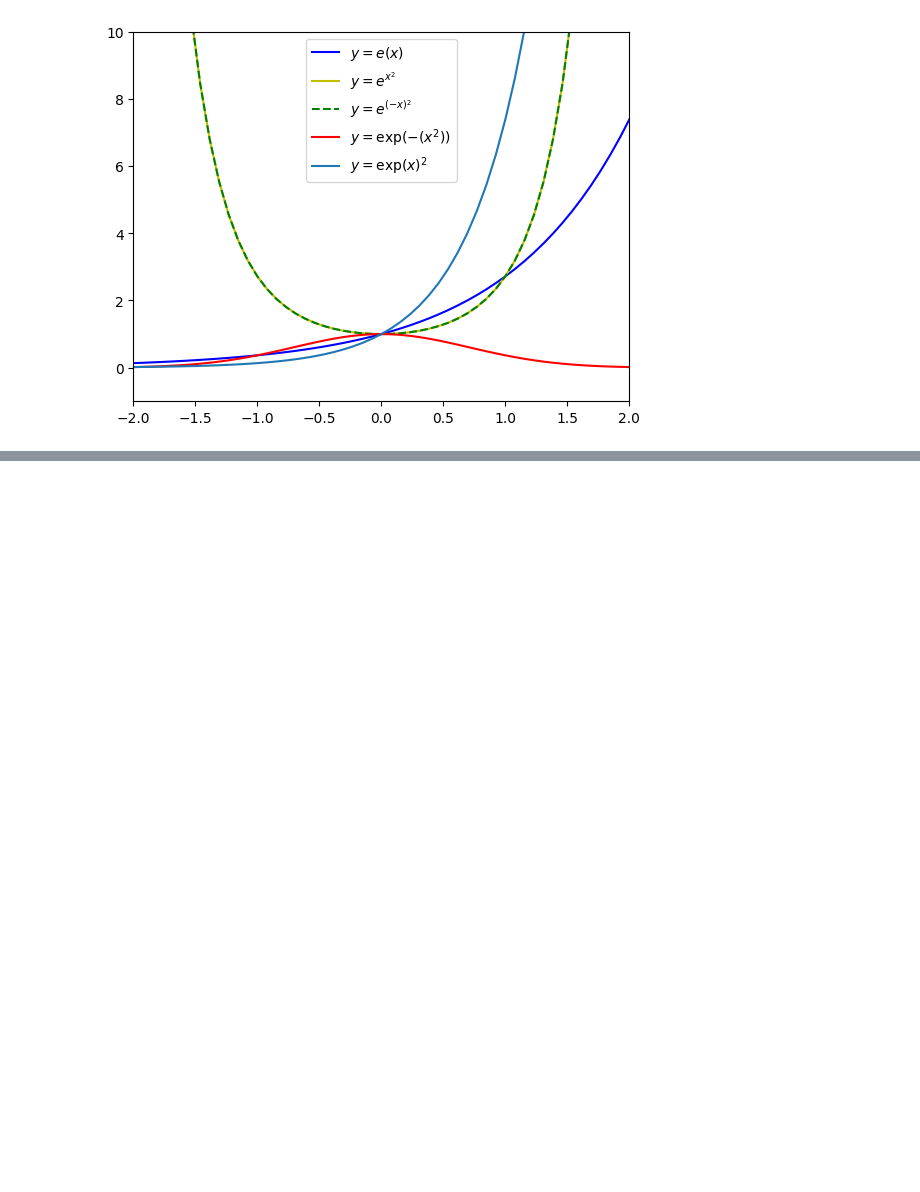
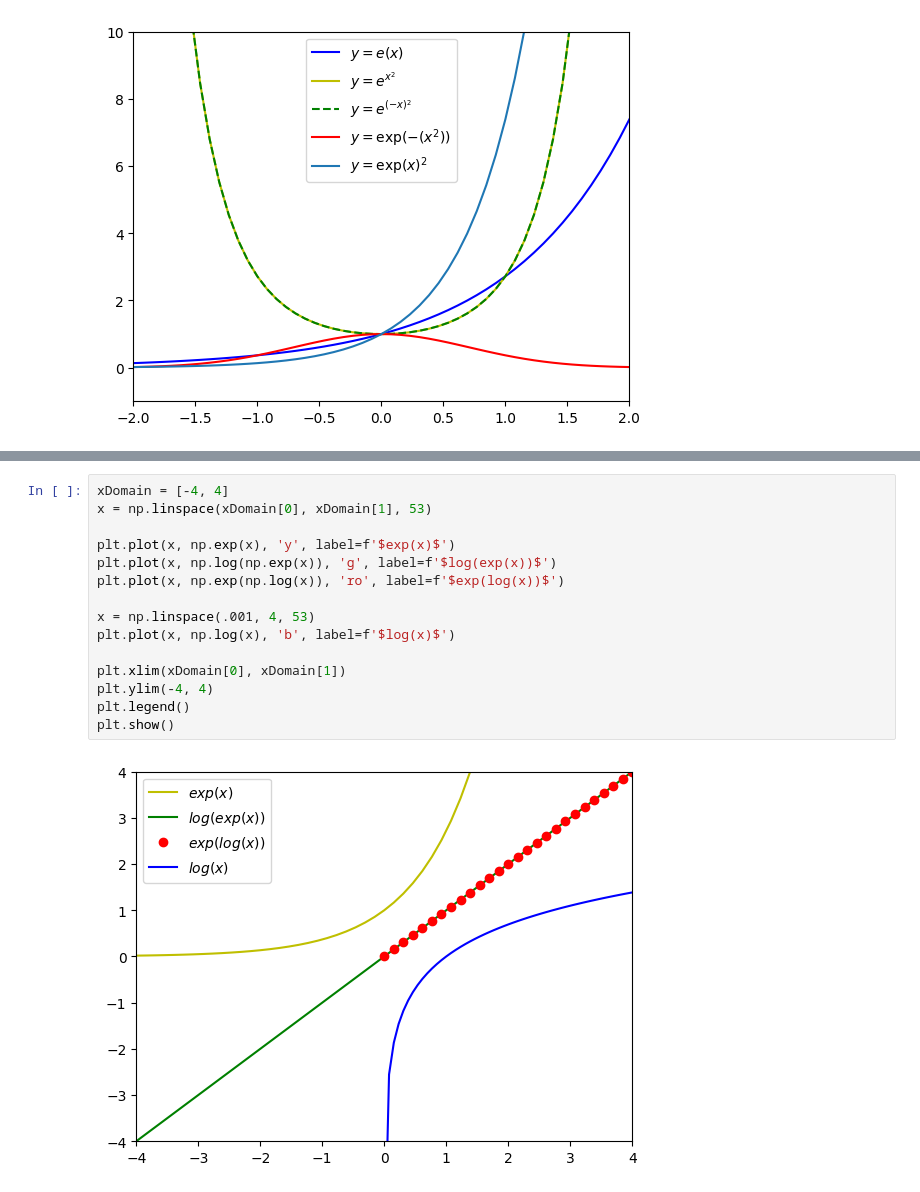
Before and after one commit to dennismwagiru/machine-learning, a Jupyter notebook: calculus/functions/exponential-and-log-functions.ipynb, the cells around one changed output, grey strips where cells are left out. Saved outputs shown, nothing was run; the diff lists cells and outputs as text; blank space fills up the shorter version.

```diff
--- a/calculus/functions/exponential-and-log-functions.ipynb
+++ b/calculus/functions/exponential-and-log-functions.ipynb
@@ -47,0 +60,17 @@ plt.show()
+# %%
+xDomain = [-4, 4]
+x = np.linspace(xDomain[0], xDomain[1], 53)
+
+plt.plot(x, np.exp(x), 'y', label=f'$exp(x)$')
+plt.plot(x, np.log(np.exp(x)), 'g', label=f'$log(exp(x))$')
+plt.plot(x, np.exp(np.log(x)), 'ro', label=f'$exp(log(x))$')
+
+x = np.linspace(.001, 4, 53)
+plt.plot(x, np.log(x), 'b', label=f'$log(x)$')
+
+plt.xlim(xDomain[0], xDomain[1])
+plt.ylim(-4, 4)
+plt.legend()
+plt.show()
+# %% [output]
+[figure, added]
```
Also changed, not shown: parts of 9 cells of this notebook, 1 other file.
